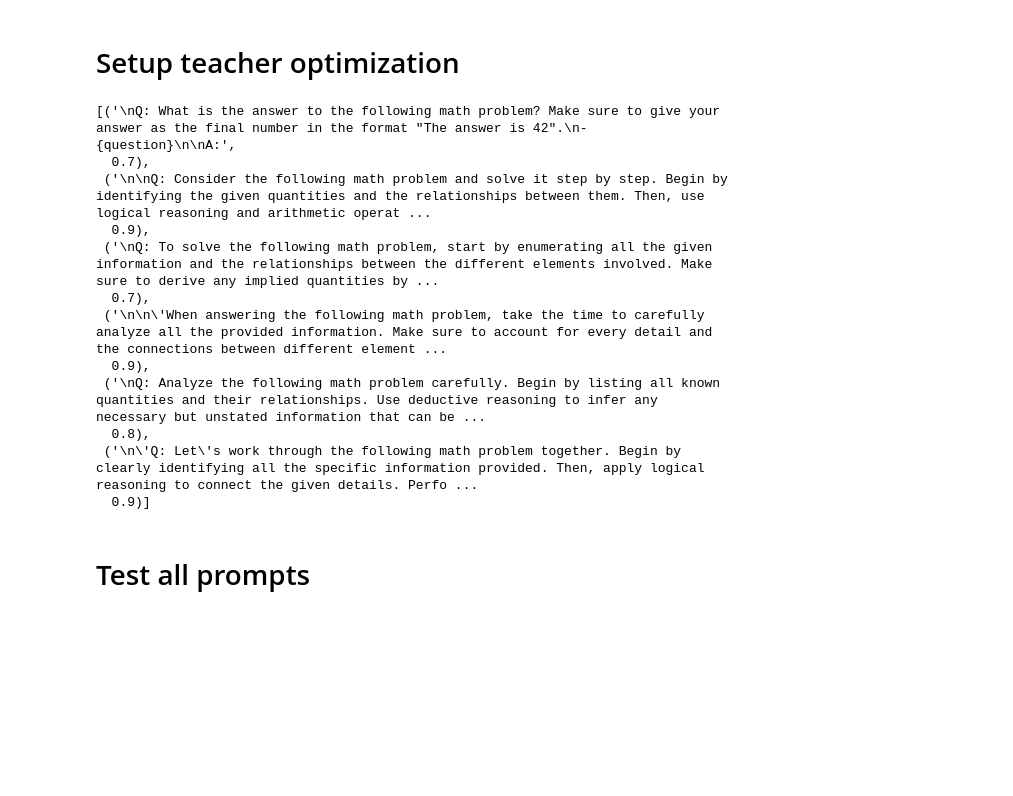
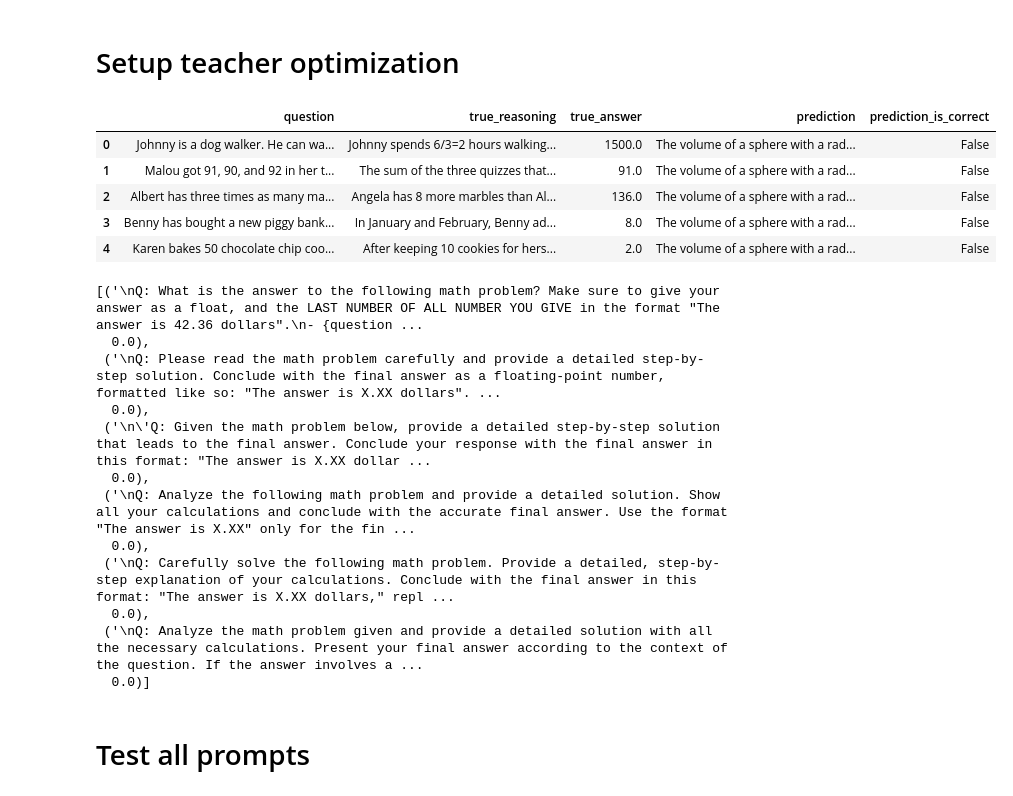
Before and after one commit to aymeric-roucher/agent_experiments, a Jupyter notebook: test_prompt_optimizer.ipynb, the cells around one changed output. Saved outputs shown, nothing was run; the diff lists cells and outputs as text; code cells hidden in the pictures; blank space fills up the shorter version.

Commit message:
Update prompt optimizer

```diff
--- a/test_prompt_optimizer.ipynb
+++ b/test_prompt_optimizer.ipynb
@@ -97 +76,6 @@ if not os.path.exists(file_path):
+# %%
+file_path = f"{OUTPUT_DIR}/optimizer_zephyr_gpt4-teach2.pkl"
+if not os.path.exists(file_path):
+    with open(file_path, "wb") as f:
+        pickle.dump(logs, f)
 # %%
@@ -100,22 +82,31 @@ import pickle
 logs = pickle.load(open(file_path, "rb"))
+# %%
+logs[0]["answers"]
+# %% [output]
+|  | question | true_reasoning | true_answer | prediction | prediction_is_correct |
+| 0 | Johnny is a dog walker. He can wa... | Johnny spends 6/3=2 hours walking... | 1500.0 | The volume of a sphere with a rad... | False |
+| 1 | Malou got 91, 90, and 92 in her t... | The sum of the three quizzes that... | 91.0 | The volume of a sphere with a rad... | False |
+| 2 | Albert has three times as many ma... | Angela has 8 more marbles than Al... | 136.0 | The volume of a sphere with a rad... | False |
+| 3 | Benny has bought a new piggy bank... | In January and February, Benny ad... | 8.0 | The volume of a sphere with a rad... | False |
+| 4 | Karen bakes 50 chocolate chip coo... | After keeping 10 cookies for hers... | 2.0 | The volume of a sphere with a rad... | False |
 # %%
 index_best_prompt = max(enumerate(logs), key=(lambda x: x[1]["score"]))[0]
 best_prompt = logs[index_best_prompt]["prompt"]
 # %%
 [(el["prompt"], el["score"]) for el in logs]
 # %% [output]
-[('\nQ: What is the answer to the following math problem? Make sure to give your answer as the final number in the format "The answer is 42".\n- {question}\n\nA:',
-  0.7),
- ('\n\nQ: Consider the following math problem and solve it step by step. Begin by identifying the given quantities and the relationships between them. Then, use logical reasoning and arithmetic operat ...
-  0.9),
- ('\nQ: To solve the following math problem, start by enumerating all the given information and the relationships between the different elements involved. Make sure to derive any implied quantities by ...
-  0.7),
- ('\n\n\'When answering the following math problem, take the time to carefully analyze all the provided information. Make sure to account for every detail and the connections between different element ...
-  0.9),
- ('\nQ: Analyze the following math problem carefully. Begin by listing all known quantities and their relationships. Use deductive reasoning to infer any necessary but unstated information that can be ...
-  0.8),
- ('\n\'Q: Let\'s work through the following math problem together. Begin by clearly identifying all the specific information provided. Then, apply logical reasoning to connect the given details. Perfo ...
-  0.9)]
+[('\nQ: What is the answer to the following math problem? Make sure to give your answer as a float, and the LAST NUMBER OF ALL NUMBER YOU GIVE in the format "The answer is 42.36 dollars".\n- {question ...
+  0.0),
+ ('\nQ: Please read the math problem carefully and provide a detailed step-by-step solution. Conclude with the final answer as a floating-point number, formatted like so: "The answer is X.XX dollars". ...
+  0.0),
+ ('\n\'Q: Given the math problem below, provide a detailed step-by-step solution that leads to the final answer. Conclude your response with the final answer in this format: "The answer is X.XX dollar ...
+  0.0),
+ ('\nQ: Analyze the following math problem and provide a detailed solution. Show all your calculations and conclude with the accurate final answer. Use the format "The answer is X.XX" only for the fin ...
+  0.0),
+ ('\nQ: Carefully solve the following math problem. Provide a detailed, step-by-step explanation of your calculations. Conclude with the final answer in this format: "The answer is X.XX dollars," repl ...
+  0.0),
+ ('\nQ: Analyze the math problem given and provide a detailed solution with all the necessary calculations. Present your final answer according to the context of the question. If the answer involves a ...
+  0.0)]
 # %% [markdown]
 # Test all prompts
 # %%
```
Also changed, not shown: parts of 25 cells of this notebook, 7 other files.
